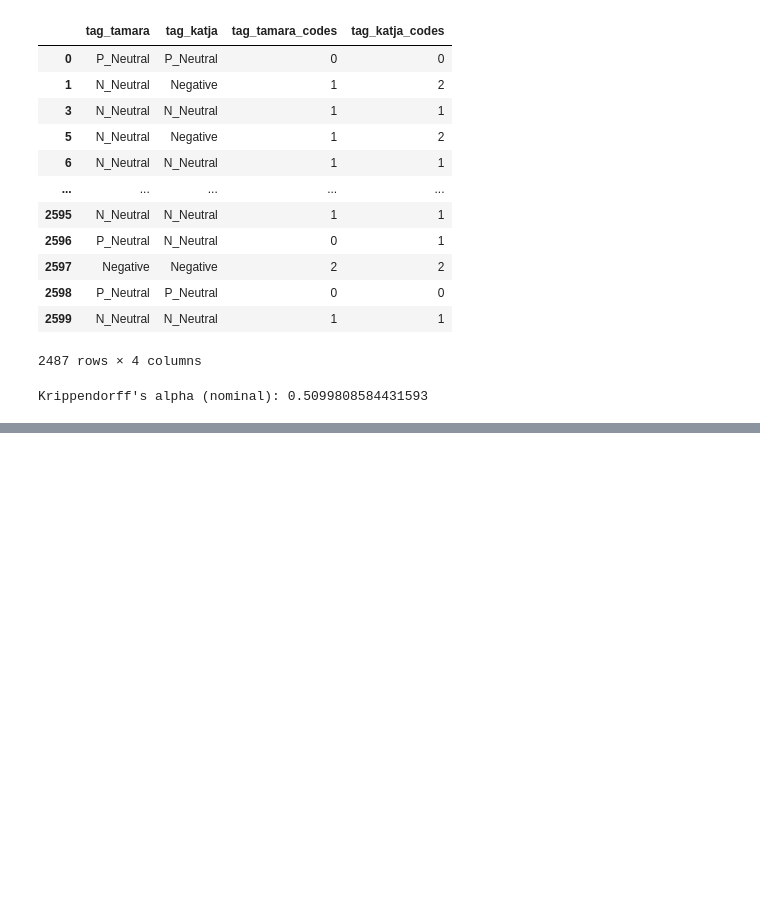
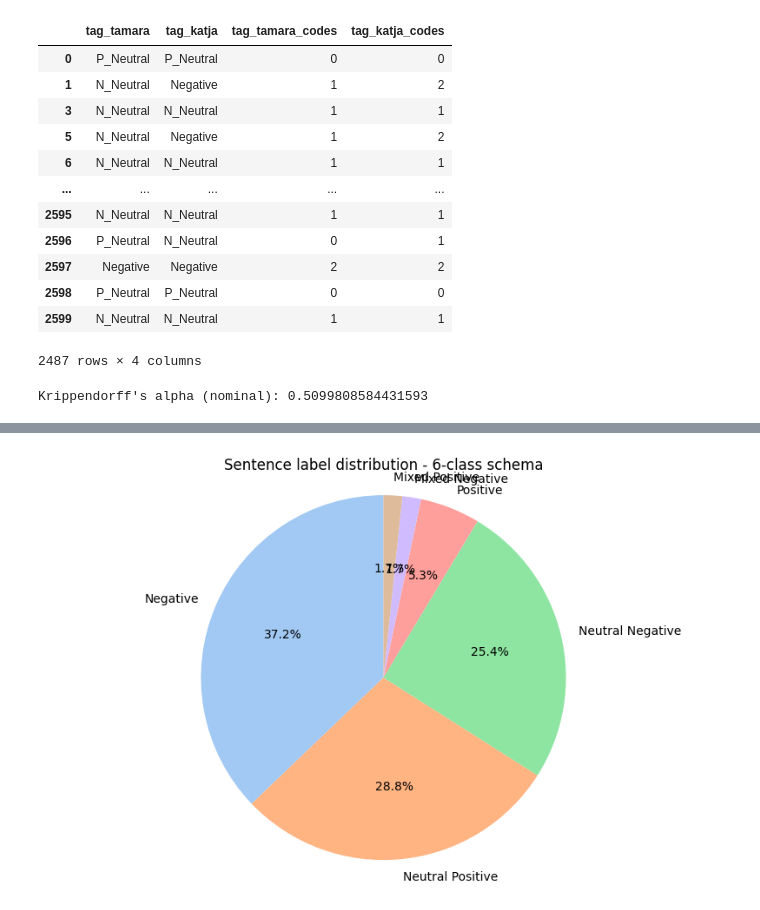
Before and after one commit to katjameden/ParlaMint_Sentiment, a Jupyter notebook: Sentences/Notebooks/Annotations_analysis.ipynb, the cells around one changed output, grey strips where cells are left out. Saved outputs shown, nothing was run; the diff lists cells and outputs as text; code cells hidden in the pictures; blank space fills up the shorter version.

Commit message:
Add labels to ParlaMint-SI dataset

```diff
--- a/Sentences/Notebooks/Annotations_analysis.ipynb
+++ b/Sentences/Notebooks/Annotations_analysis.ipynb
@@ -81,0 +86,26 @@ Krippendorff's alpha (nominal): 0.5099808584431593
+# %%
+tags = ['final_tag']
+df2 = df[tags]
+mapping = {
+    'Negative': 'Negative',
+    'M_Negative': 'Mixed Negative',
+    'N_Neutral': 'Neutral Negative',
+    'P_Neutral': 'Neutral Positive',
+    'M_Positive': 'Mixed Positive',
+    'Positive': 'Positive',
+    'N_Neutral(S)':'Neutral Negative',
+    'Negative(S)':'Negative',
+    'N_Neutral (S)':'Neutral Negative',
+    'Negative (S)':'Negative',
+    'Positive(S)':'Positive',
+    'Positive (S)':'Positive',
+    'M_Negative(S)': 'Mixed Negative',
+    'N_Negative': 'Neutral Negative',
+    'Negative. ': 'Negative',
+    'P_Neutral(S)': 'Neutral Positive',
+    'Postive':'Positive',
+    'Negatvie':'Negative'
+}
+
+df2['labels'] = df2['final_tag'].map(mapping)
+df2
@@ -81,0 +139,3 @@ Krippendorff's alpha (nominal): 0.5099808584431593
+# %%
+count_labels = df2['labels'].value_counts()
+count_labels
@@ -81,0 +151,3 @@ Krippendorff's alpha (nominal): 0.5099808584431593
+# %%
+label_percentage = (count_labels / count_labels.sum()) * 100
+label_percentage
@@ -81,0 +163,14 @@ Krippendorff's alpha (nominal): 0.5099808584431593
+# %%
+import seaborn as sns
+import matplotlib.pyplot as plt
+
+palette = sns.color_palette('pastel')
+
+plt.figure(figsize=(10,6))
+plt.pie(label_percentage, labels=label_percentage.index, colors=palette, autopct='%1.1f%%', startangle=90)
+plt.title('Sentence label distribution - 6-class schema')
+plt.axis('equal')
+plt.savefig('../Figures/Labels_6class.png', dpi=300)
+plt.show()
+# %% [output]
+[figure, added]
```
Also changed, not shown: parts of 16 cells of this notebook, 6 other files.
